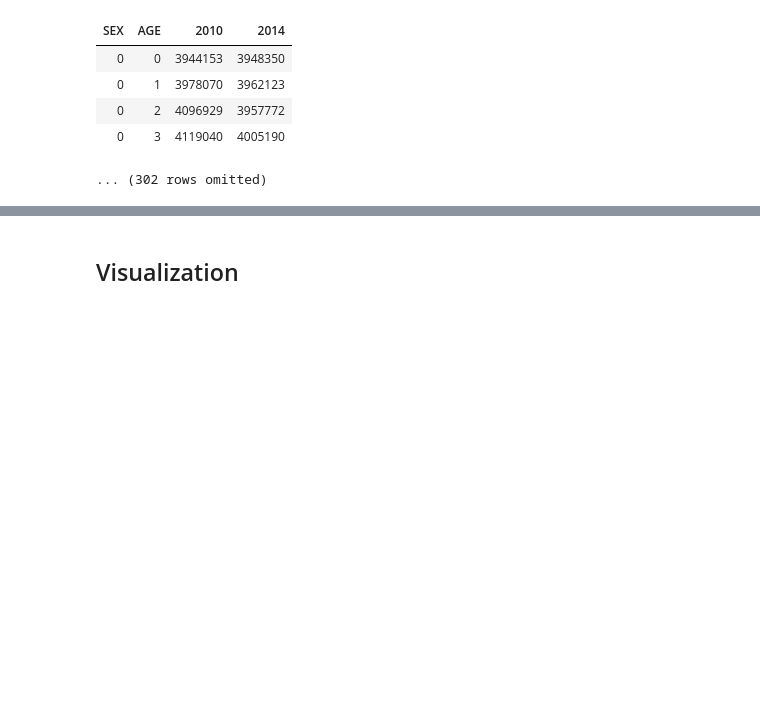
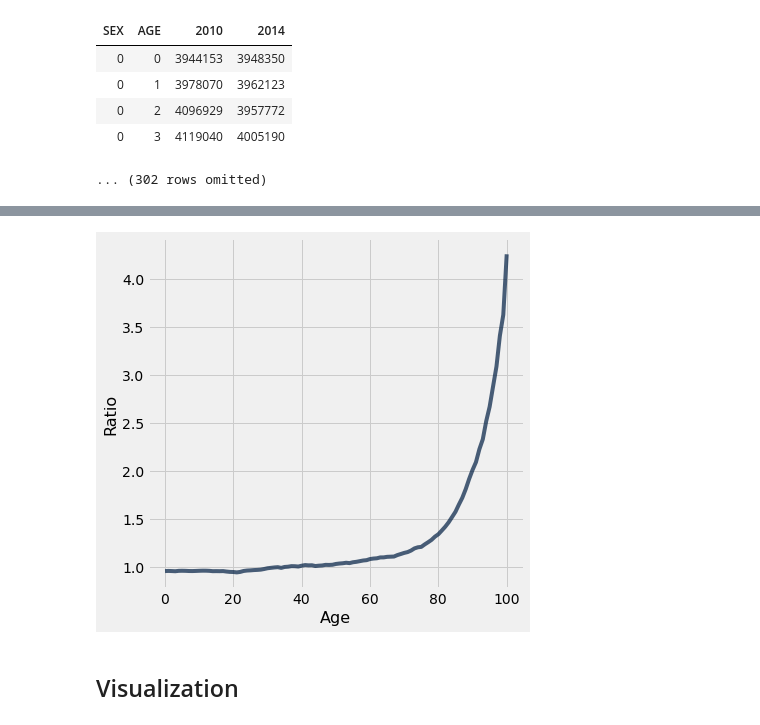
Before and after one commit to jhb10c/d8publicmaterials, a Jupyter notebook: lecnotebooks/lec06.ipynb, the cells around one changed output, grey strips where cells are left out. Saved outputs shown, nothing was run; the diff lists cells and outputs as text; code cells hidden in the pictures; blank space fills up the shorter version.

```diff
--- a/lecnotebooks/lec06.ipynb
+++ b/lecnotebooks/lec06.ipynb
@@ -169,0 +151,7 @@ simple.sort('AGE', descending=True)
+# %%
+#Lets find the ratio of women to men and try and find out why
+#there is more women then men
+
+#lets remove the total population rows
+removetotals=simple.where('AGE',are.below(999))
+removetotals
@@ -169,0 +171,10 @@ simple.sort('AGE', descending=True)
+# %%
+# Find the ratio of women to men (number of women / number of men)
+
+numf=removetotals.where('SEX',2).column('2014')
+numm=removetotals.where('SEX',1).column('2014')
+
+
+ratio=numf/numm
+
+Table().with_column('Age',np.arange(0,101)).with_column('Ratio',ratio).sort('Age',descending =True)
@@ -170,3 +194,10 @@ simple.sort('AGE', descending=True)
+# %%
+# There are more women then men bc women in general live longer
+# We can see that by using the following plot
+ratioo=Table().with_column('Age',np.arange(0,101)).with_column('Ratio',ratio).sort('Age',descending =True)
+ratioo.plot('Age','Ratio')
+# %% [output]
+[figure, added]
 # %% [markdown]
 ## Visualization ##
 # %%
```
Also changed, not shown: parts of 12 cells of this notebook.
